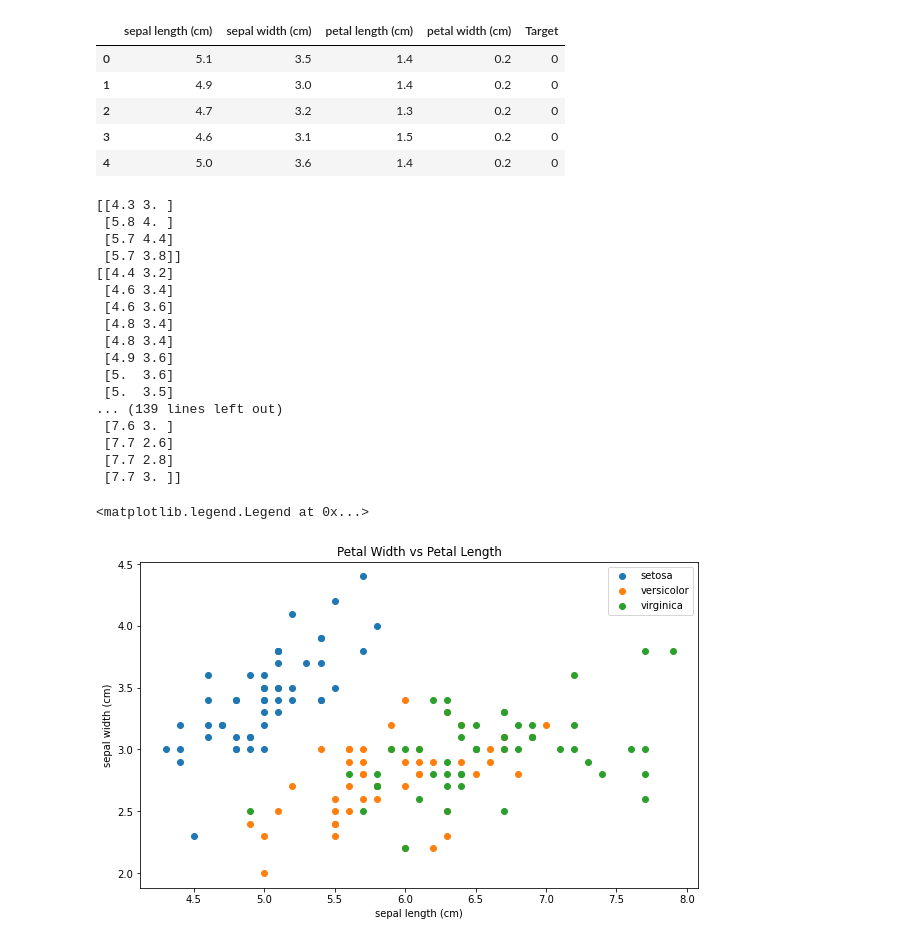
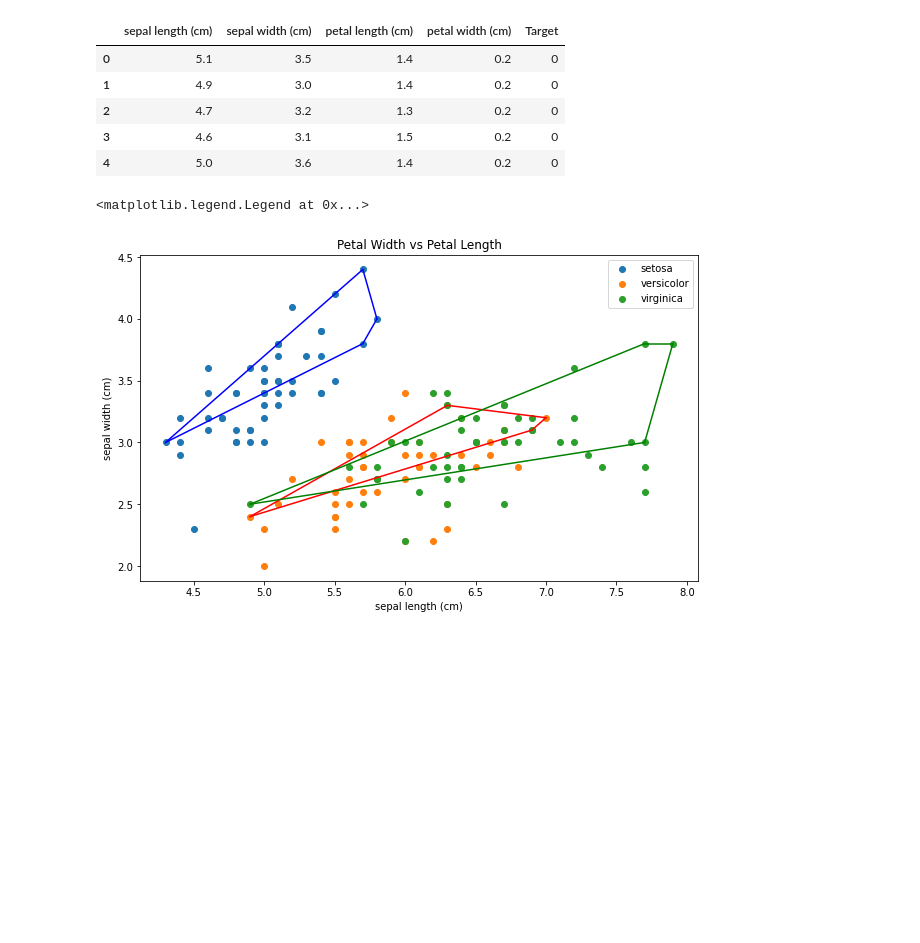
Before and after one commit to hanafathiyah/Tugas-Kecil-Stima-2, a Jupyter notebook: src/main2.ipynb, the cells around one changed output. Cells and saved outputs as stored; diff of their text form; code cells hidden in the pictures; blank space fills up the shorter version.

```diff
--- a/src/main2.ipynb
+++ b/src/main2.ipynb
@@ -21,41 +21,25 @@ df.head()
 # %%
 import matplotlib.pyplot as plt
 from convex_hull_by_hana import myConvexHull, titik_menjadi_indeks
 plt.figure(figsize = (10, 6))
 colors = ['b','r','g']
 plt.title('Petal Width vs Petal Length')
 plt.xlabel(data.feature_names[0])
 plt.ylabel(data.feature_names[1])
 for i in range(len(data.target_names)):
     bucket = df[df['Target'] == i]
     bucket = bucket.iloc[:,[0,1]].values
     result = myConvexHull(bucket)
     #print(result[0])
     #print(result[1])
     #print(result[2])
     #print(titik_menjadi_indeks(result_npy[0][0], result_npy[0][1], bucket))
     plt.scatter(bucket[:, 0], bucket[:, 1], label=data.target_names[i])
     for simplex in result[0]:
         plt.plot(bucket[simplex, 0], bucket[simplex, 1], colors[i])
-        plt.plot(bucket [result_npy[0][0],result_npy[1][0]], [result_npy[0][1],result_npy[1][1]] , colors[1])
+    for simplex in result[1]:
+        plt.plot(bucket[simplex, 0], bucket[simplex, 1], colors[i])
 plt.legend()
 # %% [output]
-[[4.3 3. ]
- [5.8 4. ]
- [5.7 4.4]
- [5.7 3.8]]
-[[4.4 3.2]
- [4.6 3.4]
- [4.6 3.6]
- [4.8 3.4]
- [4.8 3.4]
- [4.9 3.6]
- [5.  3.6]
- [5.  3.5]
-... (139 lines left out)
- [7.6 3. ]
- [7.7 2.6]
- [7.7 2.8]
- [7.7 3. ]]
+<matplotlib.legend.Legend at 0x...>
-<matplotlib.legend.Legend at 0x...>
-[figure, old version]
+[figure, new version]
```
Also changed, not shown: 1 other file.
